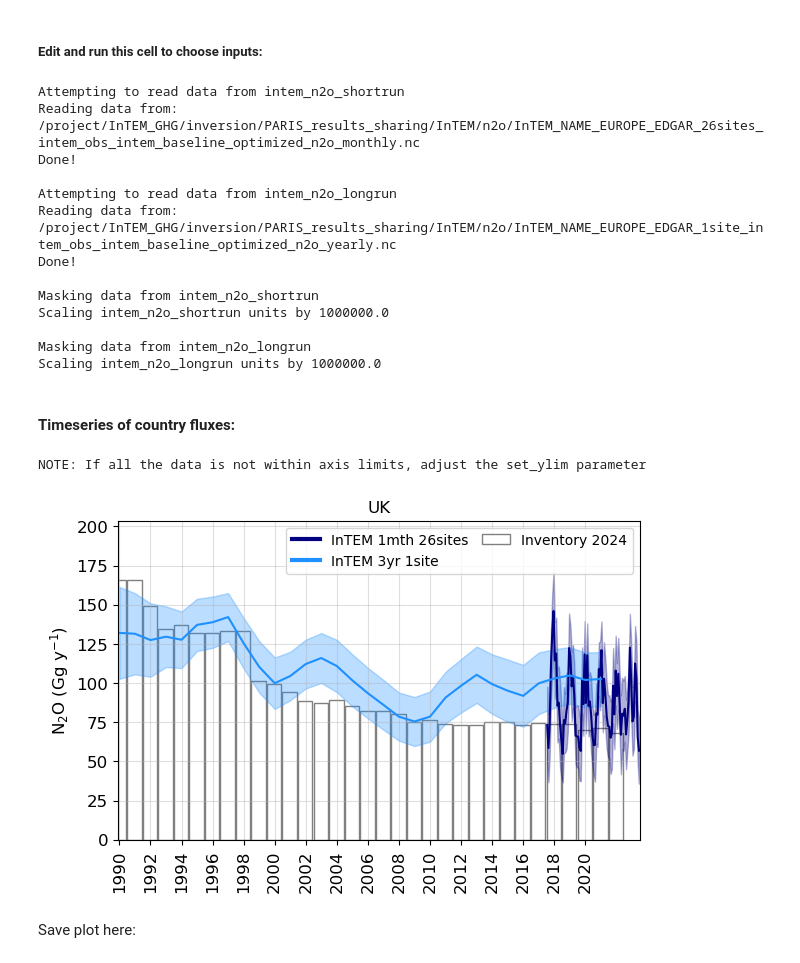
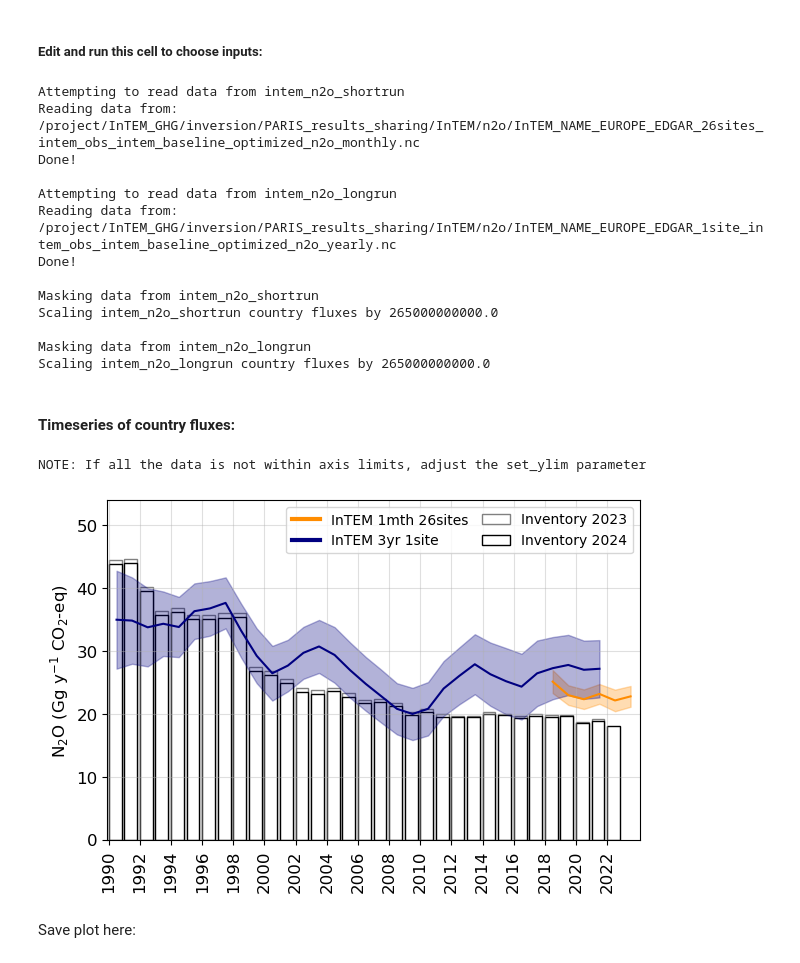
Before and after one commit to openghg/fluxie, a Jupyter notebook: PARIS_inversion_results_NISC.ipynb, the cells around one changed output. Drawn from its saved outputs; the diff is of its cells as text; code cells hidden in the pictures.

Commit message:
plotting updates to replate NISC format

```diff
--- a/PARIS_inversion_results_NISC.ipynb
+++ b/PARIS_inversion_results_NISC.ipynb
@@ -62,8 +62,9 @@ NOTE: If plotting units or scales look odd, edit species_info.json to fix this.
 ###################################
 ### edit variables in this block
 species = 'n2o' #options for individual species, or 'all_hfc' or 'all_pfc'
-models = ['intem_n2o_shortrun','intem_n2o_longrun'] #if using 'all_hfc' or 'all_pfc' use basic model names (e.g. ['intem','elris','rhime']) and standard filenames will be used for each species
+models = [f'intem_{species}_shortrun',f'intem_{species}_longrun'] #if using 'all_hfc' or 'all_pfc' use basic model names (e.g. ['intem','elris','rhime']) and standard filenames will be used for each species
 regions = ['UK']
+scale_co2eq = True
 period_override = ['monthly','yearly'] #use to override standard inversion periods, must be a list the same length as models, e.g. ['monthly','yearly']
 start_date = '1990-01-01' #inclusive. Option to set as list of dates, e.g. ['2018-01-01','2019-01-01'] which is required for total fgases if one model is missing obs for a year
 end_date = '2024-01-01' #not inclusive. Option to set as list of dates, e.g. ['2023-01-01','2022-01-01'] which is required for total fgases if one model is missing obs for a year
@@ -81,6 +82,7 @@ else:
 
     for m in models:
         ds_all_flux_scaled[m] = func.slice_flux({m:ds_all_flux[m]},start_date,end_date,s_data,scale_units=True,
+                                                scale_co2eq=scale_co2eq,
                                     species=species)[m]
 
 model_colors = func.set_model_colors_2(models,m_colors)
@@ -94,41 +96,43 @@ Reading data from: /project/InTEM_GHG/inversion/PARIS_results_sharing/InTEM/n2o/
 Done!
 
 Masking data from intem_n2o_shortrun
-Scaling intem_n2o_shortrun units by 1000000.0
+Scaling intem_n2o_shortrun country fluxes by 265000000000.0
 
 Masking data from intem_n2o_longrun
-Scaling intem_n2o_longrun units by 1000000.0
+Scaling intem_n2o_longrun country fluxes by 265000000000.0
 # %% [markdown]
 #### Timeseries of country fluxes:
 # %%
 ###################################
 ### edit variables in this block
 plot_inventory = True
-inventory_years = None #If None, plots most recent. Or can choose list of years: ['2022','2023']
+inventory_years = ['2023','2024'] #If None, plots most recent. Or can choose list of years: ['2022','2023']
 fix_y_axes = False #if True: all y axis limits are the same, if False: each y axis is relative to the data
                      #if a list of floats (e.g. [0,0.1]) applies these limit to all axes
 add_prior_unc = False #if True: plots prior uncertainty as shaded area
 set_global_leg = False #If True, plots one single legend instead of one legend per subplot.
 country_codes_as_titles = False #If True, lists 3-letter country codes under region names in subplot titles
+skip_country_title = True
 plot_separate = True #If True, includes all model results as separate lines
 plot_combined = False #If True, combined results, averaged from all models
-resample = None #If None, no resample is done. Else resample the data to the given period (options 'year' and 'season' for yearly and seasonal averages)
-update_uncert_in_resample = False #If False, uses mean uncertainty during resampling, if True, recalculates uncertainty assuming no correlation
+resample = 'year' #If None, no resample is done. Else resample the data to the given period (options 'year' and 'season' for yearly and seasonal averages)
+update_uncert_in_resample = True #If False, uses mean uncertainty during resampling, if True, recalculates uncertainty assuming no correlation
 plot_resample_and_original = False #If True, plots both the resampled and original data
 period_override = None #use to override standard inversion periods, must be a list the same length as models, e.g. ['monthly','yearly']
 ###################################
 
 fig = func.plot_country_flux(ds_all_flux_scaled,species,regions,
-                             s_data,m_data,model_colors,start_date,end_date,ppt_mode,
+                             s_data,m_data,model_colors,start_date,end_date,ppt_mode,scale_co2eq,
                              plot_inventory,inventory_years,data_dir,fix_y_axes,
                              add_prior_unc,set_global_leg,country_codes_as_titles=country_codes_as_titles,
+                             skip_country_title=skip_country_title,
                              plot_separate=plot_separate,plot_combined=plot_combined,
                              resample=resample,update_uncert_in_resample=update_uncert_in_resample,
                              plot_resample_and_original=plot_resample_and_original,
                              period_override=period_override)
 # %% [output]
 NOTE: If all the data is not within axis limits, adjust the set_ylim parameter
-[figure, old version]
+[figure, new version]
 # %% [markdown]
 Save plot here:
 # %%
```
Also changed, not shown: parts of 1 cell of this notebook, 1 other file.
